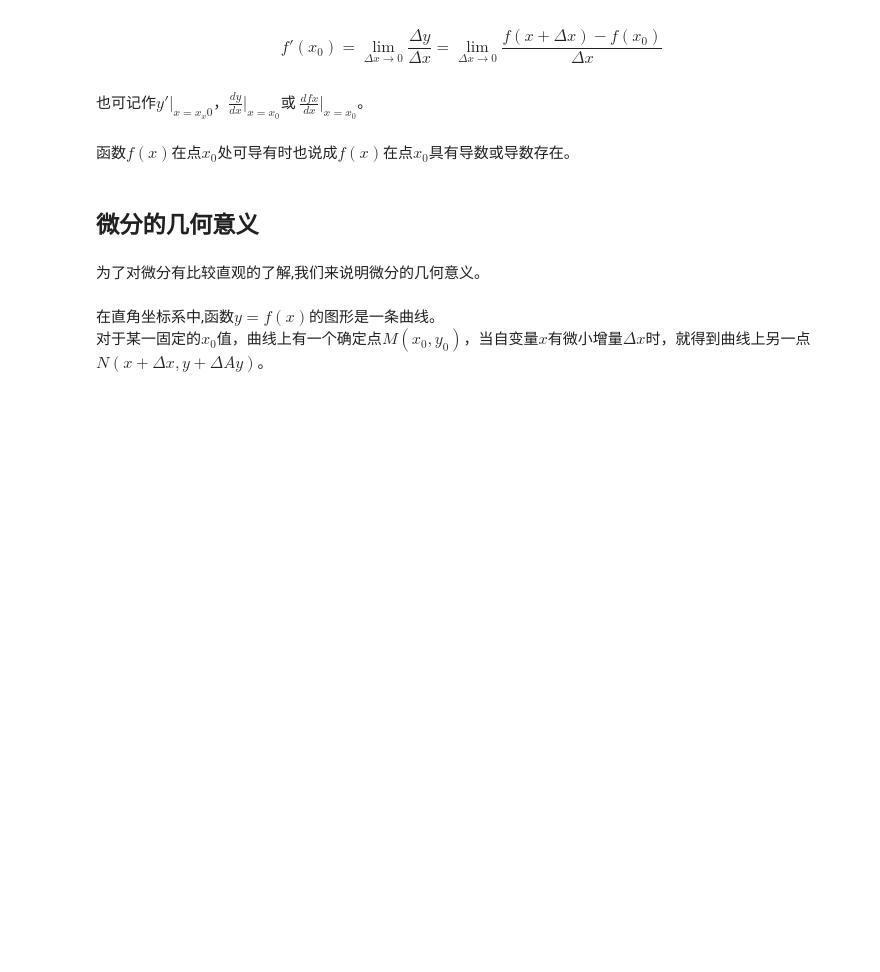
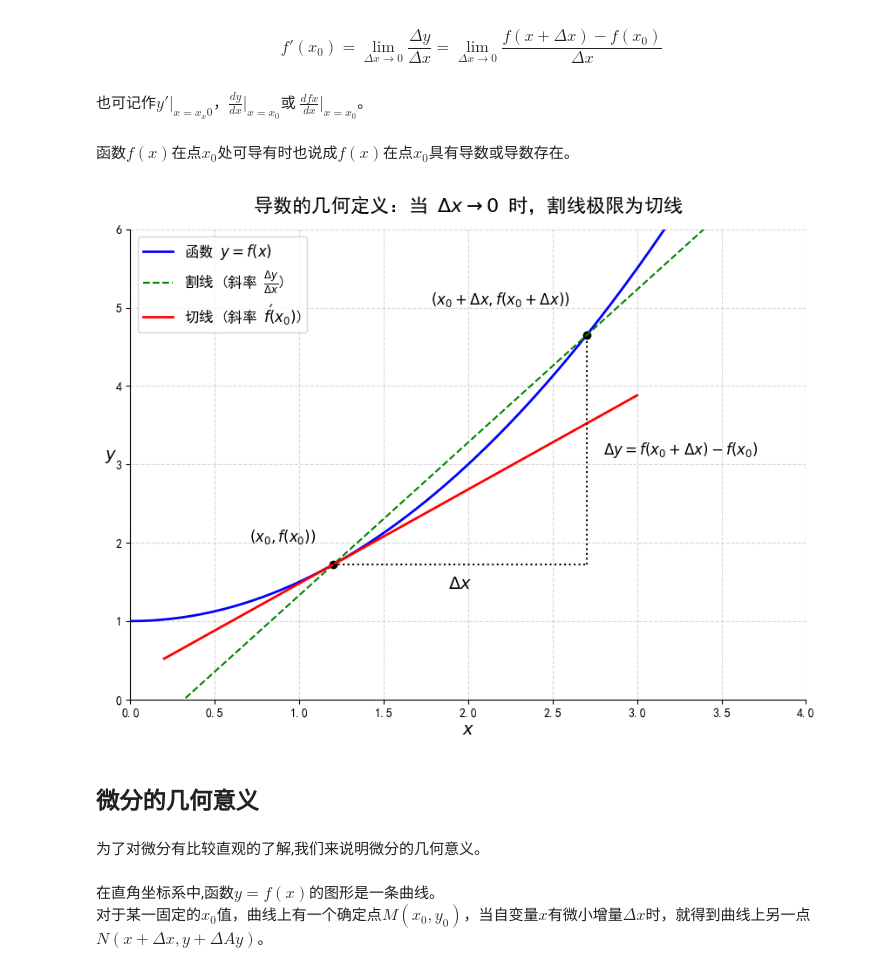
Before and after one commit to QingYuanQu/DNN-Principles-5Lectures, a Jupyter notebook: 前置知识/1-0-0-导数与微分.ipynb, the cells around one changed output. Saved outputs shown, nothing was run; the diff lists cells and outputs as text; code cells hidden in the pictures; blank space fills up the shorter version.

```diff
--- a/前置知识/1-0-0-导数与微分.ipynb
+++ b/前置知识/1-0-0-导数与微分.ipynb
@@ -13,6 +13,85 @@ $$
 也可记作$y'|_{x=x_x0}$，$\frac{dy}{dx}|_{x=x_0}$或 $\frac {df{x}}{dx}|_{x=x_0}$。
 # %% [markdown]
 函数$f(x)$在点$x_0$处可导有时也说成$f(x)$在点$x_0$具有导数或导数存在。
+# %%
+import numpy as np
+import matplotlib.pyplot as plt
+
+# 设置支持中文的字体（如果你的环境中没有SimHei，可以替换为其他中文字体或纯英文）
+plt.rcParams['font.sans-serif'] = ['SimHei', 'Arial Unicode MS']
+plt.rcParams['axes.unicode_minus'] = False
+
+# 定义一个示例函数 f(x) = 0.5 * x^2 + 1 及其导数 f'(x) = x
+def f(x):
+    return 0.5 * x**2 + 1
+
+def df(x):
+    return x
+
+# 生成 X 轴的数据点
+x = np.linspace(0, 4, 200)
+y = f(x)
+
+# 设定 x0 和 增量 dx
+x0 = 1.2
+dx = 1.5
+x1 = x0 + dx
+
+# 计算对应的 y 值
+y0 = f(x0)
+y1 = f(x1)
+
+# 创建画布
+fig, ax = plt.subplots(figsize=(10, 7))
+
+# 1. 绘制函数曲线
+ax.plot(x, y, 'b-', linewidth=2, label=r'函数 $y=f(x)$')
+
+# 2. 绘制 x0 和 x0+dx 两个点
+ax.plot([x0, x1], [y0, y1], 'ko', markersize=6)
+
+# 3. 绘制割线 (Secant line)
+m_secant = (y1 - y0) / dx
+x_sec = np.linspace(0.2, 3.8, 100)
+y_sec = y0 + m_secant * (x_sec - x0)
+ax.plot(x_sec, y_sec, 'g--', linewidth=1.5, label=r'割线 (斜率 $\frac{\Delta y}{\Delta x}$)')
+
+# 4. 绘制 x0 处的切线 (Tangent line)
+m_tangent = df(x0)
+x_tan = np.linspace(0.2, 3.0, 100)
+y_tan = y0 + m_tangent * (x_tan - x0)
+ax.plot(x_tan, y_tan, 'r-', linewidth=2, label=r'切线 (斜率 $f\'(x_0)$)')
+
+# 5. 标注辅助线和增量 (Delta x 和 Delta y)
+ax.plot([x0, x1], [y0, y0], 'k:', linewidth=1.5) # 水平辅助线
+ax.plot([x1, x1], [y0, y1], 'k:', linewidth=1.5) # 垂直辅助线
+
+# 添加文本标注
+ax.text(x0 + dx/2, y0 - 0.3, r'$\Delta x$', fontsize=14, color='black', ha='center')
+ax.text(x1 + 0.1, (y0 + y1)/2, r'$\Delta y = f(x_0+\Delta x)-f(x_0)$', fontsize=12, color='black', va='center')
+
+ax.text(x0 - 0.1, y0 + 0.3, r'$(x_0, f(x_0))$', fontsize=12, ha='right')
+ax.text(x1 - 0.1, y1 + 0.4, r'$(x_0+\Delta x, f(x_0+\Delta x))$', fontsize=12, ha='right')
+
+# 坐标轴设置
+ax.set_xlim(0, 4)
+ax.set_ylim(0, 6)
+ax.set_xlabel(r'$x$', fontsize=14)
+ax.set_ylabel(r'$y$', fontsize=14, rotation=0)
+ax.set_title(r'导数的几何定义：当 $\Delta x \to 0$ 时，割线极限为切线', fontsize=16, pad=15)
+
+# 隐藏顶部和右侧的边框，使图表更像数学坐标系
+ax.spines['right'].set_color('none')
+ax.spines['top'].set_color('none')
+
+# 显示图例和网格
+ax.legend(fontsize=12, loc='upper left')
+ax.grid(True, linestyle='--', alpha=0.5)
+
+# 展示图像
+plt.show()
+# %% [output]
+[figure, added]
 # %% [markdown]
 ## 微分的几何意义
 # %% [markdown]
```
Also changed, not shown: parts of 4 cells of this notebook, 3 other files.
